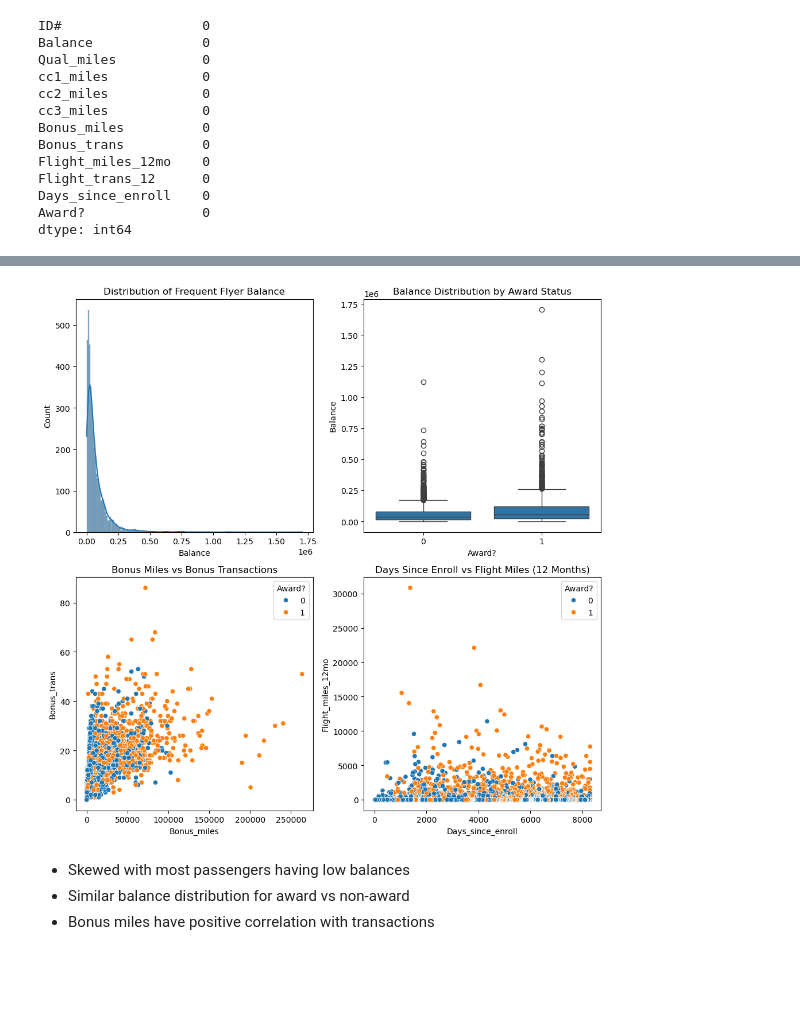
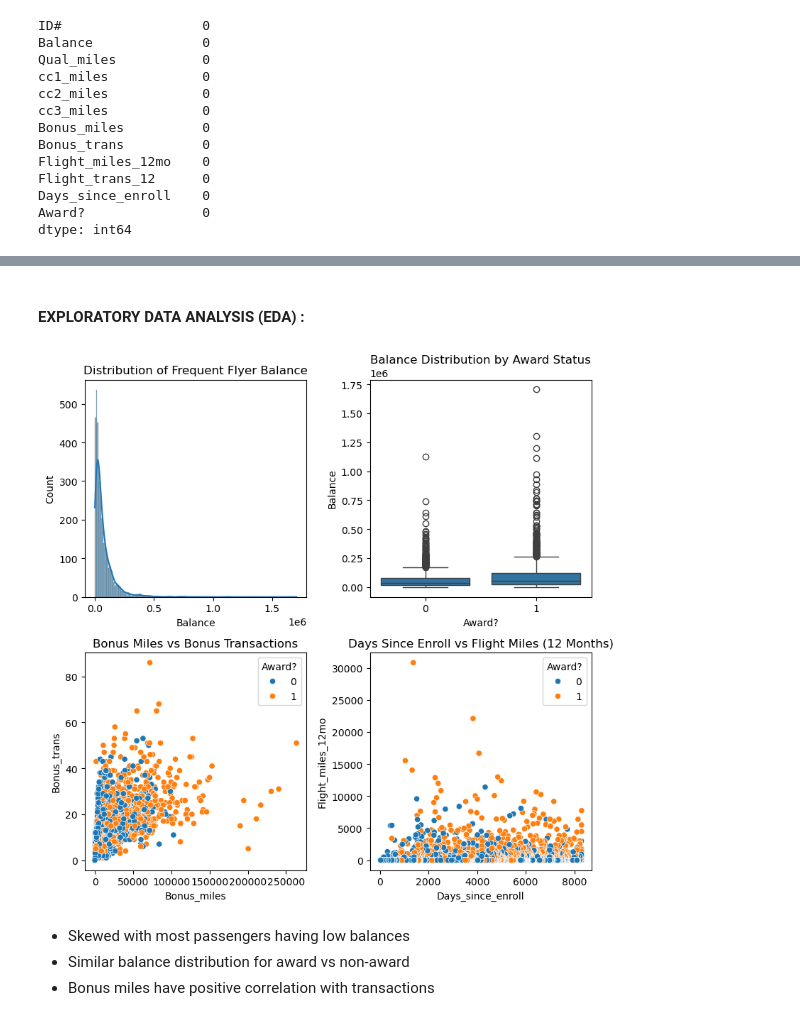
Before and after one commit to myasin3/Excelr-Assigmnments, a Jupyter notebook: assignment-8/assignment_muhamed_yasin_8.ipynb, the cells around one changed output, grey strips where cells are left out. Cells and saved outputs as stored; diff of their text form; code cells hidden in the pictures; blank space fills up the shorter version.

```diff
--- a/assignment-8/assignment_muhamed_yasin_8.ipynb
+++ b/assignment-8/assignment_muhamed_yasin_8.ipynb
@@ -52,25 +118,27 @@ df.describe()
+# %% [markdown]
+#### EXPLORATORY DATA ANALYSIS (EDA) :
 # %%
-plt.figure(figsize=(10,10))
+plt.figure(figsize=(8,8))
 plt.subplot(2,2,1)
 sns.histplot(data=df , x='Balance', kde=True)
 plt.title('Distribution of Frequent Flyer Balance')
 
 plt.subplot(2,2,2)
 sns.boxplot(x='Award?', y='Balance', data=df)
 plt.title('Balance Distribution by Award Status')
 
 plt.subplot(2,2,3)
 sns.scatterplot(x='Bonus_miles', y='Bonus_trans', data=df, hue='Award?')
 plt.title('Bonus Miles vs Bonus Transactions')
 
 plt.subplot(2,2,4)
 sns.scatterplot(x='Days_since_enroll', y='Flight_miles_12mo', data=df, hue='Award?')
 plt.title('Days Since Enroll vs Flight Miles (12 Months)')
 
 plt.tight_layout()
 plt.show()
 # %% [output]
-[figure, old version]
+[figure, new version]
 # %% [markdown]
 - Skewed with most passengers having low balances
 - Similar balance distribution for award vs non-award
```
Also changed, not shown: parts of 32 cells of this notebook.
